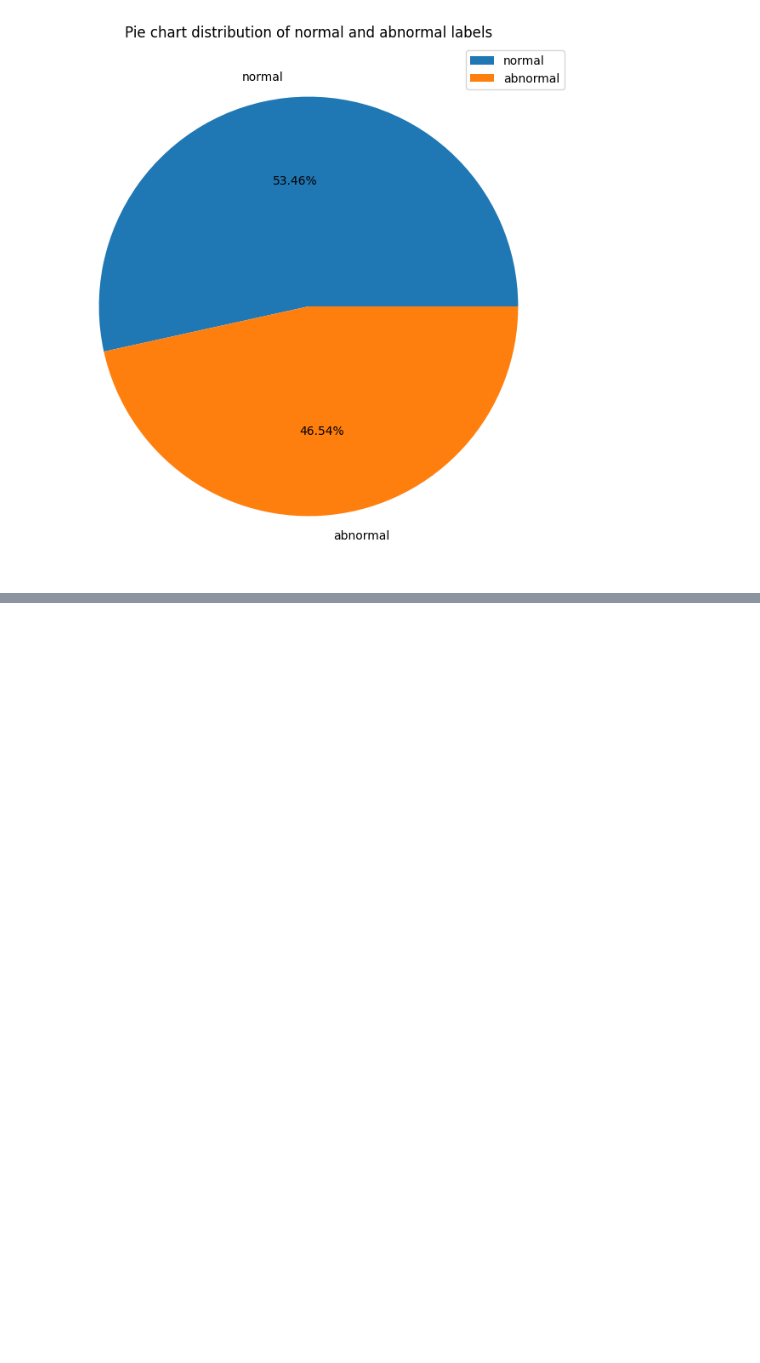
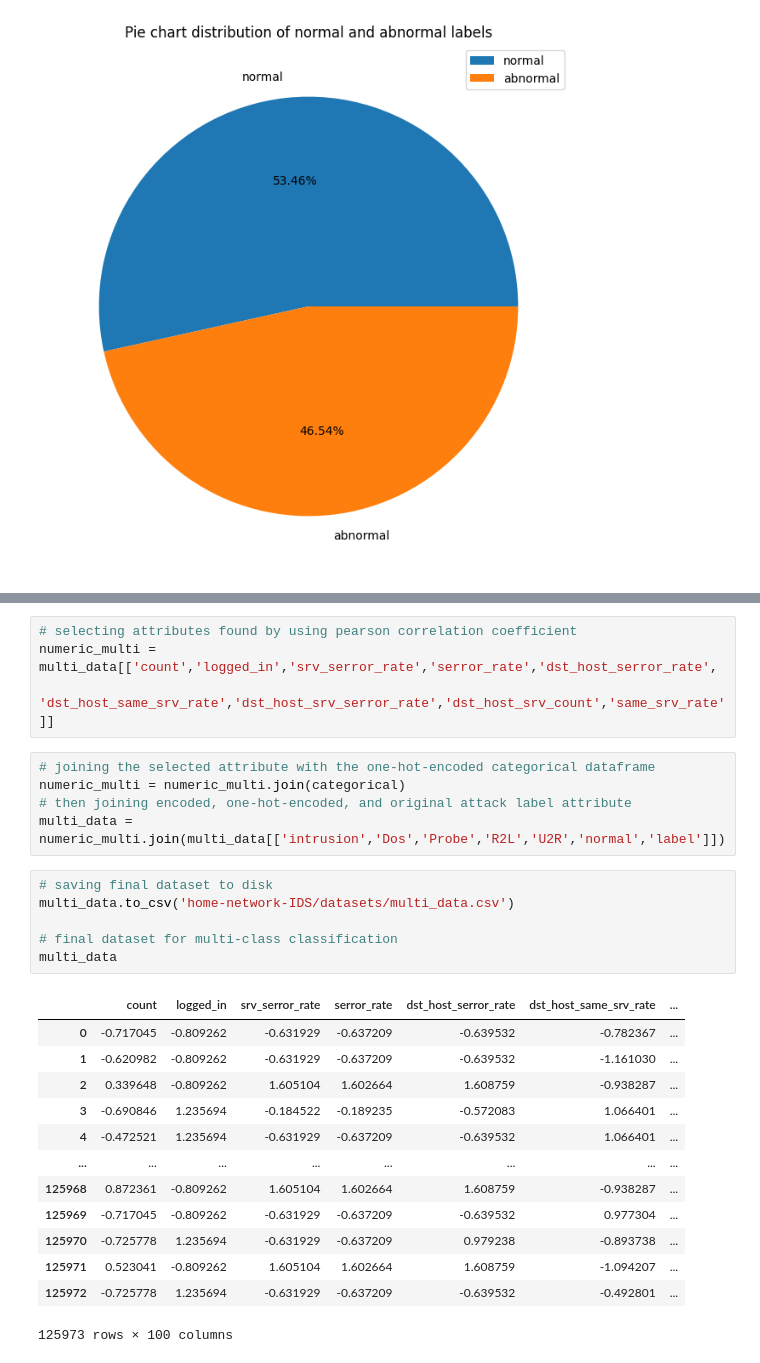
Before and after one commit to samsivabalan/home-network-IDS, a Jupyter notebook: training/main.ipynb, the cells around one changed output, grey strips where cells are left out. Drawn from its saved outputs; the diff is of its cells as text; blank space fills up the shorter version.

```diff
--- a/training/main.ipynb
+++ b/training/main.ipynb
@@ -268,0 +393,29 @@ plt.show()
+# %%
+# selecting attributes found by using pearson correlation coefficient
+numeric_multi = multi_data[['count','logged_in','srv_serror_rate','serror_rate','dst_host_serror_rate',
+                        'dst_host_same_srv_rate','dst_host_srv_serror_rate','dst_host_srv_count','same_srv_rate']]
+# %%
+# joining the selected attribute with the one-hot-encoded categorical dataframe
+numeric_multi = numeric_multi.join(categorical)
+# then joining encoded, one-hot-encoded, and original attack label attribute
+multi_data = numeric_multi.join(multi_data[['intrusion','Dos','Probe','R2L','U2R','normal','label']])
+# %%
+# saving final dataset to disk
+multi_data.to_csv('home-network-IDS/datasets/multi_data.csv')
+
+# final dataset for multi-class classification
+multi_data
+# %% [output]
+|  | count | logged_in | srv_serror_rate | serror_rate | dst_host_serror_rate | dst_host_same_srv_rate | ... |
+| 0 | -0.717045 | -0.809262 | -0.631929 | -0.637209 | -0.639532 | -0.782367 | ... |
+| 1 | -0.620982 | -0.809262 | -0.631929 | -0.637209 | -0.639532 | -1.161030 | ... |
+| 2 | 0.339648 | -0.809262 | 1.605104 | 1.602664 | 1.608759 | -0.938287 | ... |
+| 3 | -0.690846 | 1.235694 | -0.184522 | -0.189235 | -0.572083 | 1.066401 | ... |
+| 4 | -0.472521 | 1.235694 | -0.631929 | -0.637209 | -0.639532 | 1.066401 | ... |
+| ... | ... | ... | ... | ... | ... | ... | ... |
+| 125968 | 0.872361 | -0.809262 | 1.605104 | 1.602664 | 1.608759 | -0.938287 | ... |
+| 125969 | -0.717045 | -0.809262 | -0.631929 | -0.637209 | -0.639532 | 0.977304 | ... |
+| 125970 | -0.725778 | 1.235694 | -0.631929 | -0.637209 | 0.979238 | -0.893738 | ... |
+| 125971 | 0.523041 | -0.809262 | 1.605104 | 1.602664 | 1.608759 | -1.094207 | ... |
+| 125972 | -0.725778 | 1.235694 | -0.631929 | -0.637209 | -0.639532 | -0.492801 | ... |
+125973 rows × 100 columns
```
Also changed, not shown: parts of 15 cells of this notebook.
